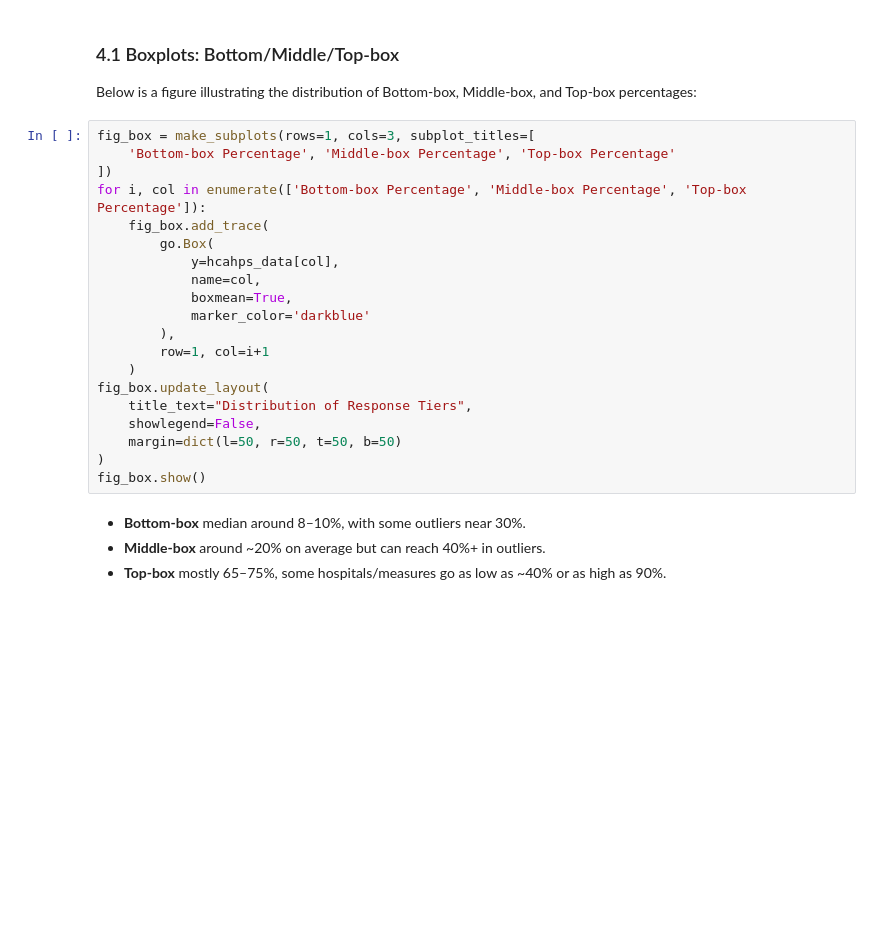
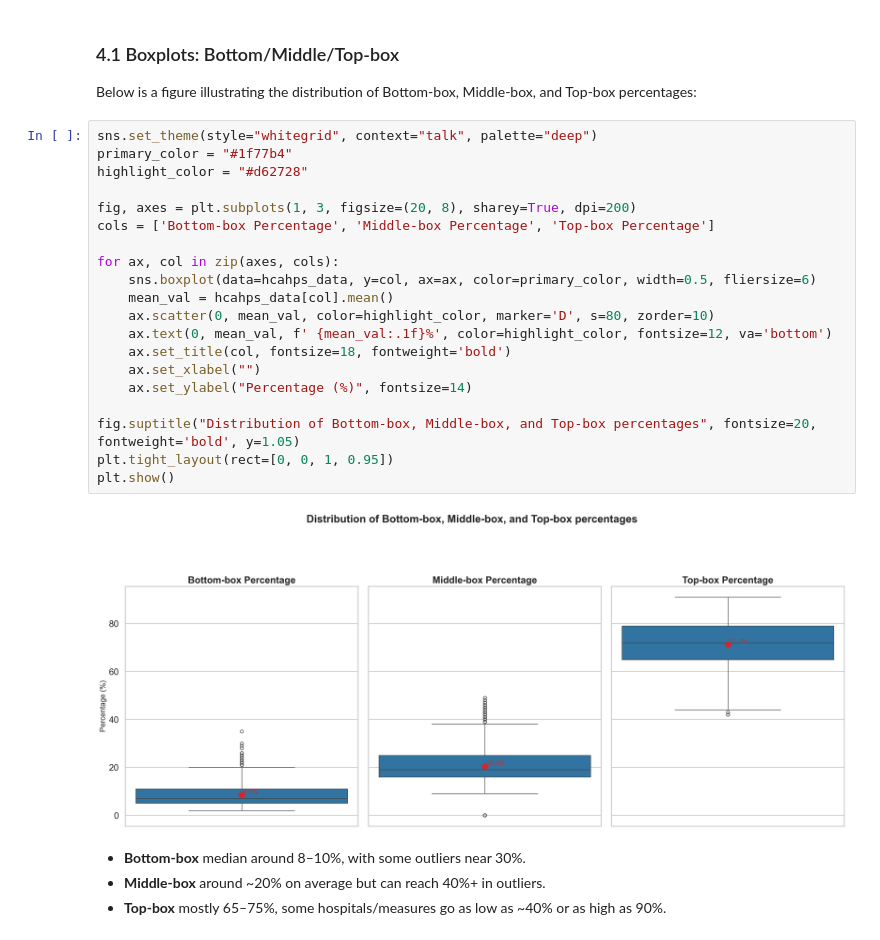
Before and after one commit to Hasnem/HCAHPS_Patient_Survey_Analysis, a Jupyter notebook: notebooks/HCAHPS Patient Survey Analysis.ipynb, the cells around one changed output. Drawn from its saved outputs; the diff is of its cells as text; blank space fills up the shorter version.

```diff
--- a/notebooks/HCAHPS Patient Survey Analysis.ipynb
+++ b/notebooks/HCAHPS Patient Survey Analysis.ipynb
@@ -235,26 +236,28 @@ Descriptive Statistics:
 ### 4.1 Boxplots: Bottom/Middle/Top-box
 
 Below is a figure illustrating the distribution of Bottom-box, Middle-box, and Top-box percentages:
-# %%
-fig_box = make_subplots(rows=1, cols=3, subplot_titles=[
-    'Bottom-box Percentage', 'Middle-box Percentage', 'Top-box Percentage'
-])
-for i, col in enumerate(['Bottom-box Percentage', 'Middle-box Percentage', 'Top-box Percentage']):
-    fig_box.add_trace(
-        go.Box(
-            y=hcahps_data[col],
-            name=col,
-            boxmean=True,
-            marker_color='darkblue'
-        ),
-        row=1, col=i+1
-    )
-fig_box.update_layout(
-    title_text="Distribution of Response Tiers",
-    showlegend=False,
-    margin=dict(l=50, r=50, t=50, b=50)
-)
-fig_box.show()
+# %%
+sns.set_theme(style="whitegrid", context="talk", palette="deep")
+primary_color = "#1f77b4"
+highlight_color = "#d62728"
+
+fig, axes = plt.subplots(1, 3, figsize=(20, 8), sharey=True, dpi=200)
+cols = ['Bottom-box Percentage', 'Middle-box Percentage', 'Top-box Percentage']
+
+for ax, col in zip(axes, cols):
+    sns.boxplot(data=hcahps_data, y=col, ax=ax, color=primary_color, width=0.5, fliersize=6)
+    mean_val = hcahps_data[col].mean()
+    ax.scatter(0, mean_val, color=highlight_color, marker='D', s=80, zorder=10)
+    ax.text(0, mean_val, f' {mean_val:.1f}%', color=highlight_color, fontsize=12, va='bottom')
+    ax.set_title(col, fontsize=18, fontweight='bold')
+    ax.set_xlabel("")
+    ax.set_ylabel("Percentage (%)", fontsize=14)
+
+fig.suptitle("Distribution of Bottom-box, Middle-box, and Top-box percentages", fontsize=20, fontweight='bold', y=1.05)
+plt.tight_layout(rect=[0, 0, 1, 0.95])
+plt.show()
+# %% [output]
+[figure, added]
 # %% [markdown]
 - **Bottom-box** median around 8–10%, with some outliers near 30%.
 - **Middle-box** around ~20% on average but can reach 40%+ in outliers.
```
Also changed, not shown: parts of 26 cells of this notebook, 2 other files.
